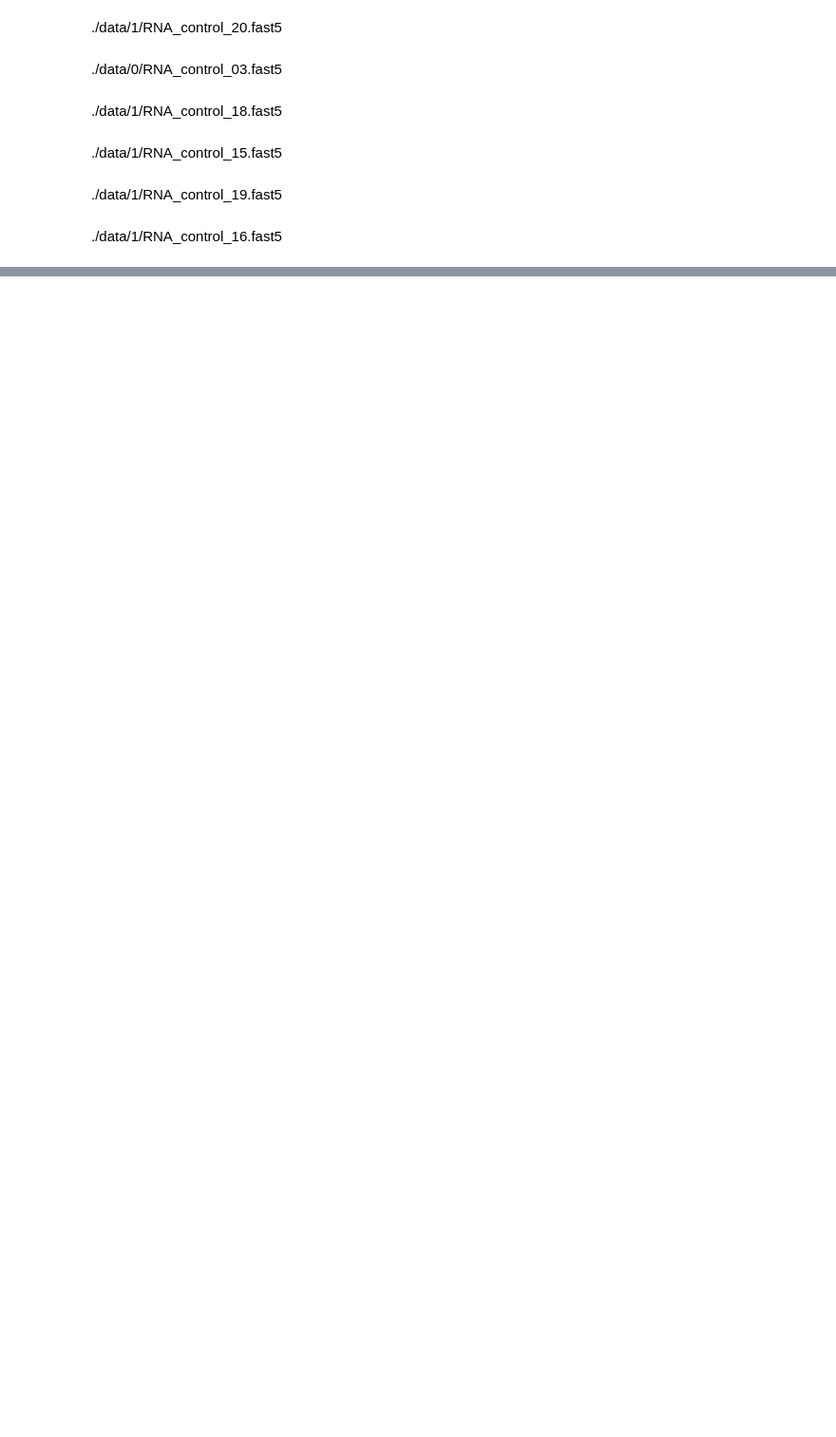
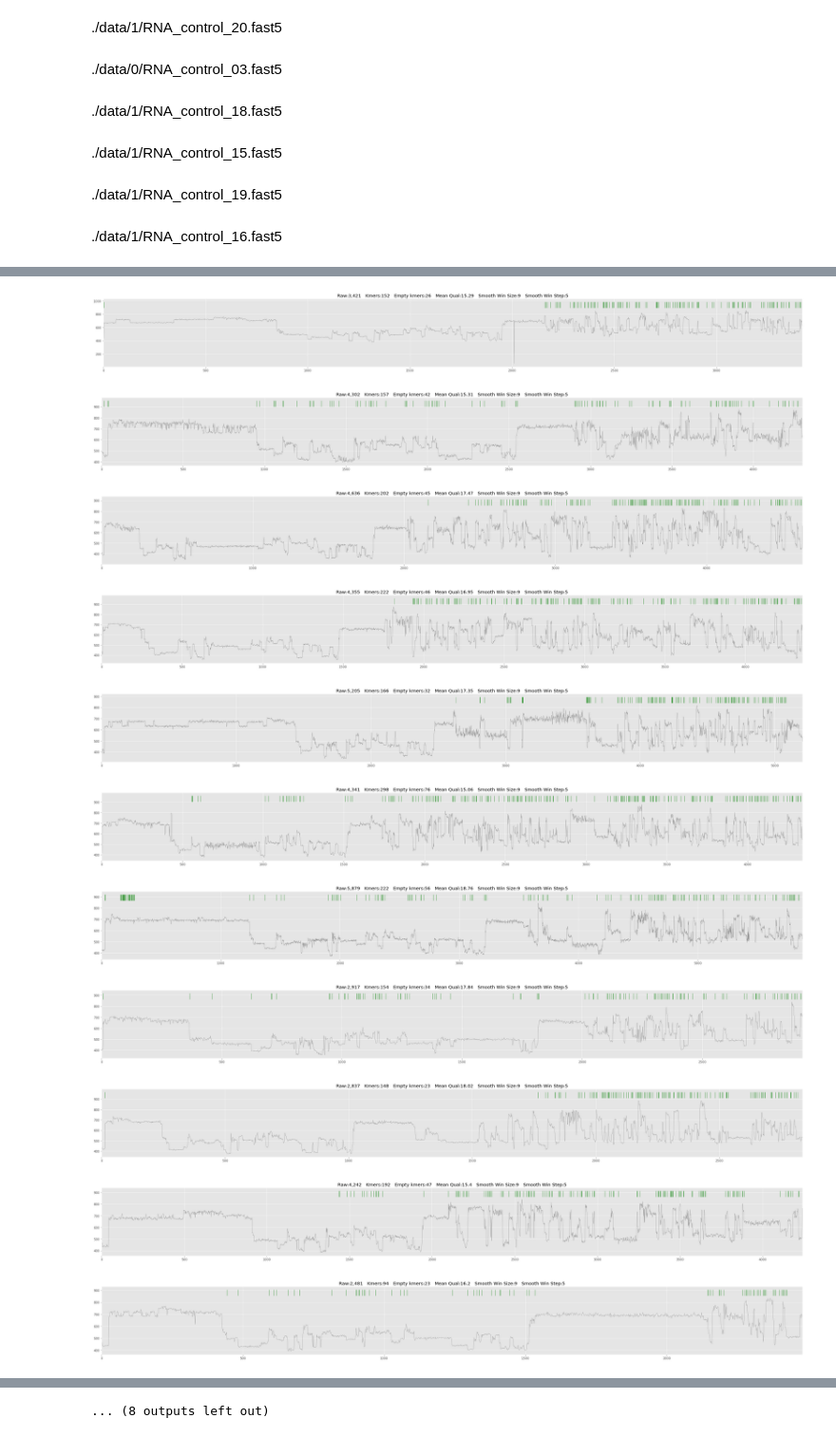
Before and after one commit to a-slide/Fast5Tools, a Jupyter notebook: Fast5Tools_test.ipynb, the cells around one changed output, grey strips where cells are left out. Shown at 95% size. Cells and saved outputs as stored; diff of their text form; code cells hidden in the pictures; blank space fills up the shorter version.

```diff
--- a/Fast5Tools_test.ipynb
+++ b/Fast5Tools_test.ipynb
@@ -194,0 +227,20 @@ for i in find_fast5_files_list ("./data/", max_files=10):
+# %%
+for fn in find_fast5_files_gen ("./data/"):
+    try:
+        f = Fast5 (fast5_file=fn, smooth_raw_signal=True, smoothing_win_size=9, smoothing_win_step=5)
+        fig = pl.figure(figsize=(40,4))
+        ax = f.plot_raw()
+    except AssertionError as E:
+        print (E)
+# %% [output]
+[figure, added]
+[figure, added]
+[figure, added]
+[figure, added]
+[figure, added]
+[figure, added]
+[figure, added]
+[figure, added]
+[figure, added]
+[figure, added]
+[figure, added]
@@ -194,0 +248 @@ for i in find_fast5_files_list ("./data/", max_files=10):
+... (8 outputs left out)
```
Also changed, not shown: parts of 10 cells of this notebook, 1 other file.
